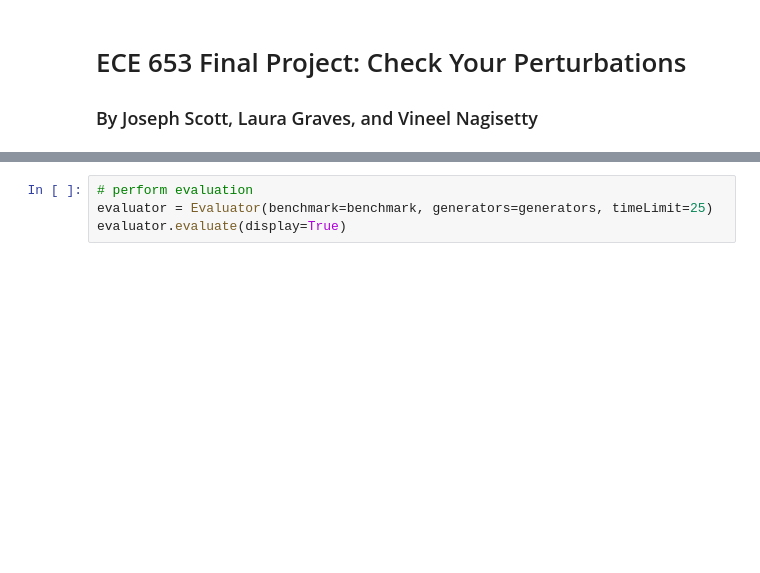
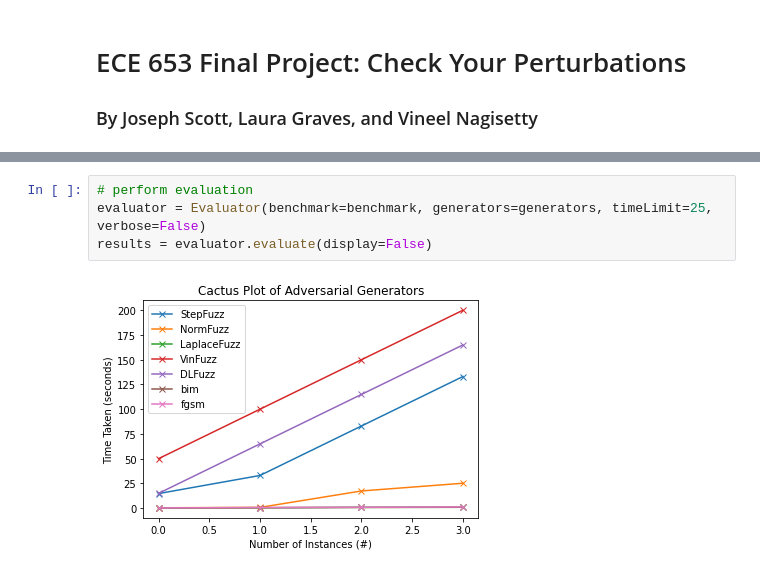
Before and after one commit to vin-nag/checkYourPerturbations, a Jupyter notebook: src/notebooks/project.ipynb, the cells around one changed output, grey strips where cells are left out. Drawn from its saved outputs; the diff is of its cells as text; blank space fills up the shorter version.

Commit message:
Added cactus plot function that is called during evaluation

```diff
--- a/src/notebooks/project.ipynb
+++ b/src/notebooks/project.ipynb
@@ -41,4 +61,6 @@ benchmark.data.head(3)
 # %%
 # perform evaluation
-evaluator = Evaluator(benchmark=benchmark, generators=generators, timeLimit=25)
-evaluator.evaluate(display=True)
+evaluator = Evaluator(benchmark=benchmark, generators=generators, timeLimit=25, verbose=False)
+results = evaluator.evaluate(display=False)
+# %% [output]
+[figure, added]
```
Also changed, not shown: parts of 4 cells of this notebook, 3 other files.
